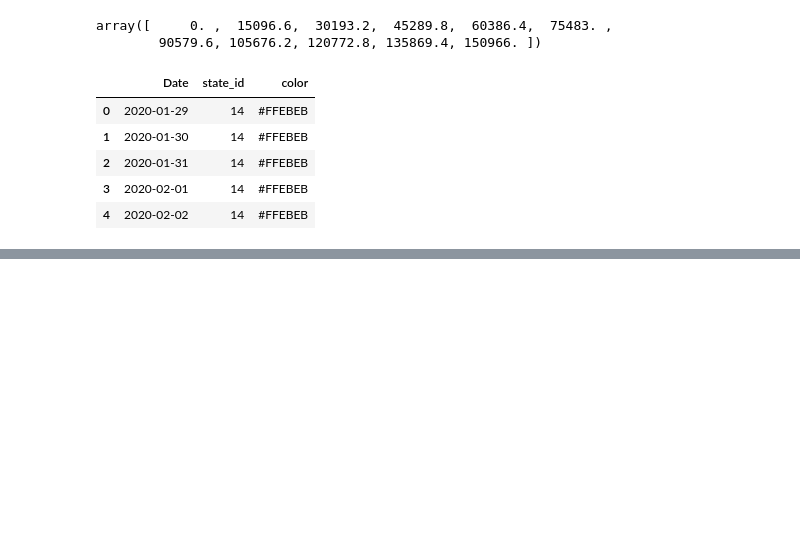
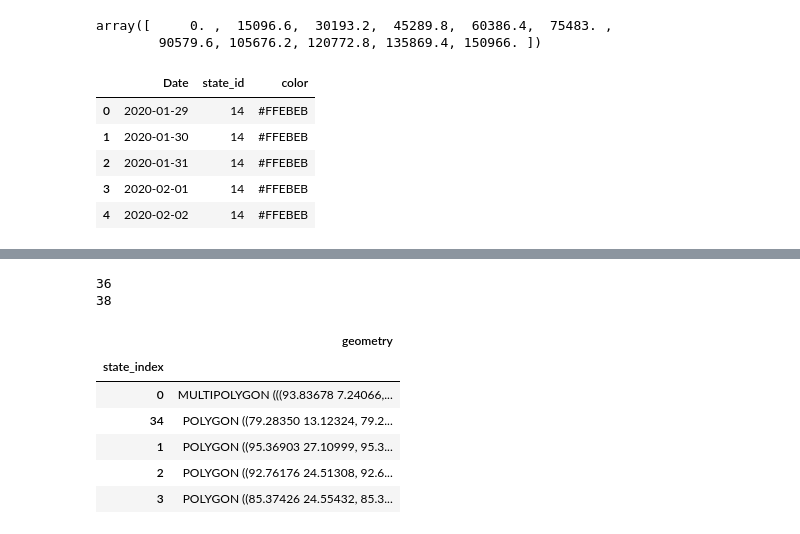
Before and after one commit to abhijeetknayak/Utilities, a Jupyter notebook: Data-Science/Country-Data/covid_analysis.ipynb, the cells around one changed output, grey strips where cells are left out. Drawn from its saved outputs; the diff is of its cells as text; code cells hidden in the pictures; blank space fills up the shorter version.

```diff
--- a/Data-Science/Country-Data/covid_analysis.ipynb
+++ b/Data-Science/Country-Data/covid_analysis.ipynb
@@ -165,0 +212,14 @@ TypeError: cannot astype a datetimelike from [datetime64[ns]] to [int32]
+# %%
+geometry_data = india_geojson[["geometry"]]
+print(len(geometry_data))
+geometry_data.head()
+# %% [output]
+36
+38
+|  | geometry |
+| state_index |  |
+| 0 | MULTIPOLYGON (((93.83678 7.24066,... |
+| 34 | POLYGON ((79.28350 13.12324, 79.2... |
+| 1 | POLYGON ((95.36903 27.10999, 95.3... |
+| 2 | POLYGON ((92.76176 24.51308, 92.6... |
+| 3 | POLYGON ((85.37426 24.55432, 85.3... |
```
Also changed, not shown: parts of 8 cells of this notebook.
